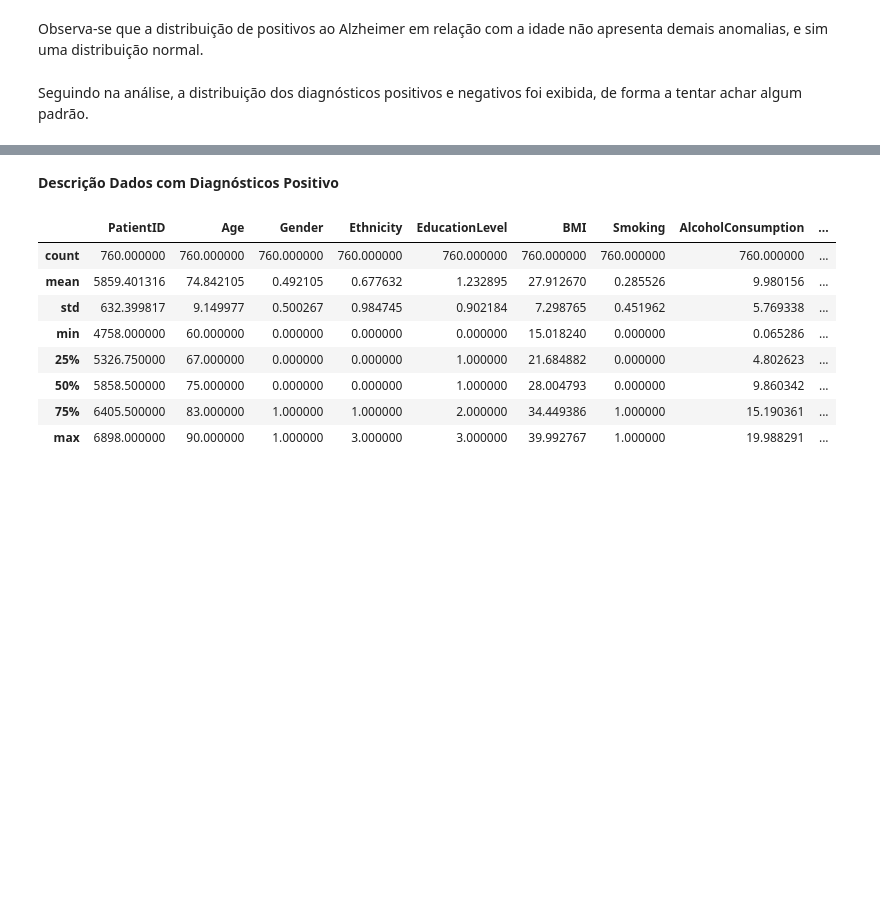
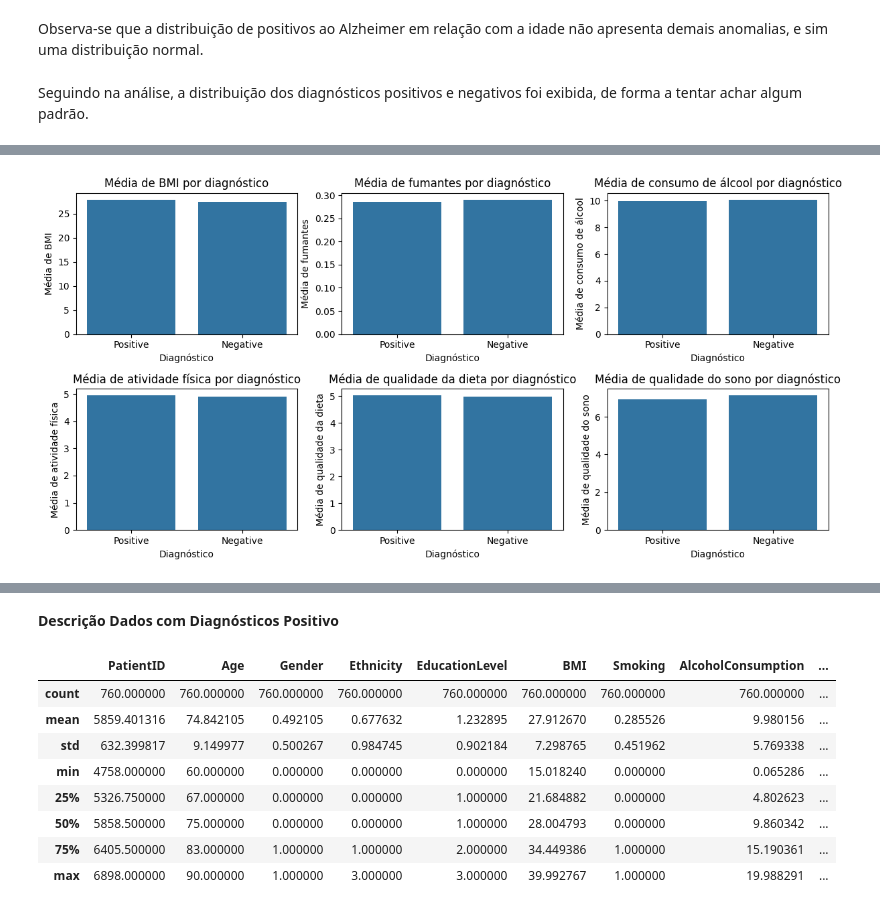
Before and after one commit to RafaelHKlauck/ciencia-de-dados, a Jupyter notebook: trabalhoGA/alzheimers_disease.ipynb, the cells around one changed output, grey strips where cells are left out. Cells and saved outputs as stored; diff of their text form; code cells hidden in the pictures; blank space fills up the shorter version.

```diff
--- a/trabalhoGA/alzheimers_disease.ipynb
+++ b/trabalhoGA/alzheimers_disease.ipynb
@@ -282,0 +333,34 @@ Seguindo na análise, a distribuição dos diagnósticos positivos e negativos f
+# %%
+# Grafico Lifestyle Factors (BMI, Smoking, AlcoholConsumption, PhysicalActivity, DietQuality, SleepQuality) por diagnóstico
+p_bmi_mean, n_bmi_mean = get_column_values_means('BMI')
+p_smoking_mean, n_smoking_mean = get_column_values_means('Smoking')
+p_alcohol_consumption_mean, n_alcohol_consumption_mean = get_column_values_means('AlcoholConsumption')
+p_physical_activity_mean, n_physical_activity_mean = get_column_values_means('PhysicalActivity')
+p_diet_quality_mean, n_diet_quality_mean = get_column_values_means('DietQuality')
+p_sleep_quality_mean, n_sleep_quality_mean = get_column_values_means('SleepQuality')
+
+plt.figure(figsize=(12, 6))
+
+plt.subplot(2, 3, 1)
+generate_chart(p_bmi_mean, n_bmi_mean, 'Média de BMI por diagnóstico', 'Média de BMI')
+
+plt.subplot(2, 3, 2)
+generate_chart(p_smoking_mean, n_smoking_mean, 'Média de fumantes por diagnóstico', 'Média de fumantes')
+
+plt.subplot(2, 3, 3)
+generate_chart(p_alcohol_consumption_mean, n_alcohol_consumption_mean, 'Média de consumo de álcool por diagnóstico', 'Média de consumo de álcool')
+
+plt.subplot(2, 3, 4)
+generate_chart(p_physical_activity_mean, n_physical_activity_mean, 'Média de atividade física por diagnóstico', 'Média de atividade física')
+
+plt.subplot(2, 3, 5)
+generate_chart(p_diet_quality_mean, n_diet_quality_mean, 'Média de qualidade da dieta por diagnóstico', 'Média de qualidade da dieta')
+
+plt.subplot(2, 3, 6)
+generate_chart(p_sleep_quality_mean, n_sleep_quality_mean, 'Média de qualidade do sono por diagnóstico', 'Média de qualidade do sono')
+
+plt.subplots_adjust(hspace=0.4, wspace=0.4)
+plt.tight_layout()
+plt.show()
+# %% [output]
+[figure, added]
```
Also changed, not shown: parts of 9 cells of this notebook, 1 other file.
